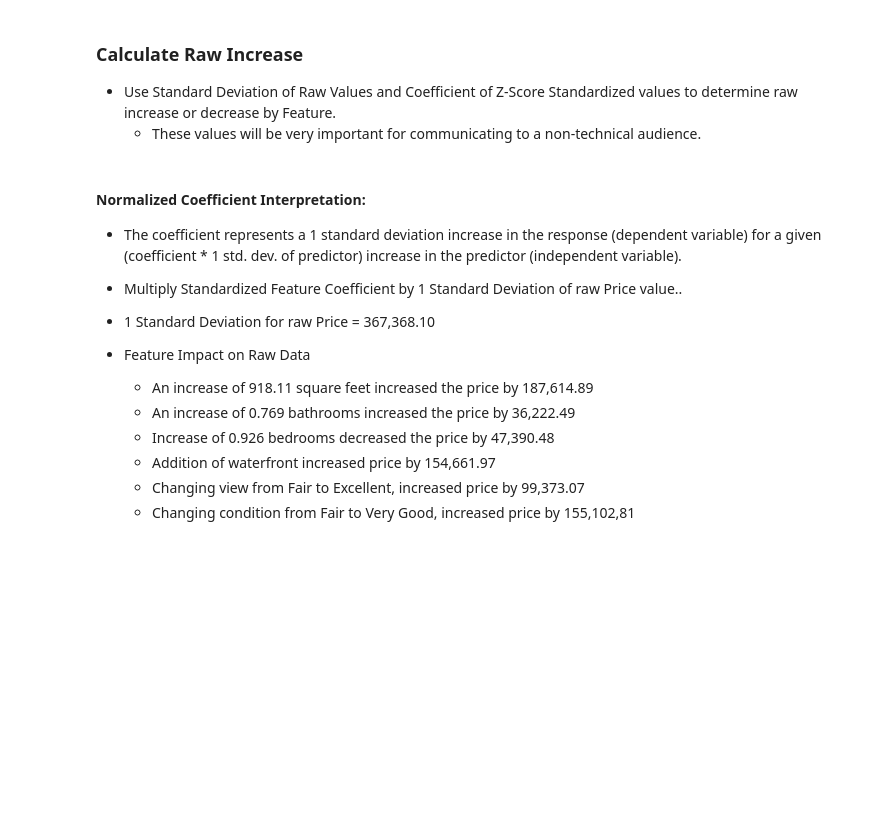
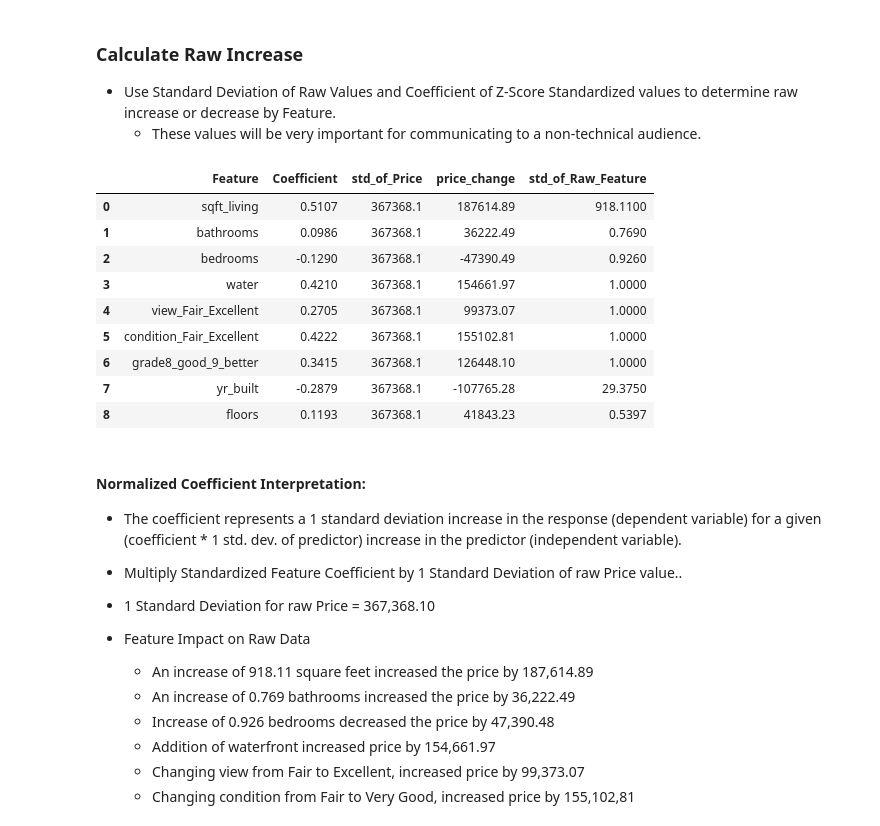
Before and after one commit to jpetoskey/Renovate_to_increase_SalePrice, a Jupyter notebook: Return on Renovation.ipynb, the cells around one changed output. Drawn from its saved outputs; the diff is of its cells as text; code cells hidden in the pictures; blank space fills up the shorter version.

Commit message:
df final_interp printed

```diff
--- a/Return on Renovation.ipynb
+++ b/Return on Renovation.ipynb
@@ -2616,6 +2616,36 @@ fifth_model.describe()
 ### Calculate Raw Increase
 * Use Standard Deviation of Raw Values and Coefficient of Z-Score Standardized values to determine raw increase or decrease by Feature.
     * These values will be very important for communicating to a non-technical audience.
+# %%
+# initialize list of lists
+data_coeff = [['sqft_living', 0.5107, 367368.1, 187614.89, 918.11],
+              ['bathrooms', 0.0986, 367368.1, 36222.49, 0.769],
+              ['bedrooms', -0.129, 367368.1, -47390.49, 0.926],
+              ['water',0.4210, 367368.1, 154661.97, 1],
+              ['view_Fair_Excellent',0.2705, 367368.1, 99373.07, 1],
+              ['condition_Fair_Excellent', 0.4222, 367368.1, 155102.81, 1],
+              ['grade8_good_9_better', 0.3415, 367368.1, 126448.10, 1],
+              ['yr_built', -0.2879, 367368.1, -107765.28, 29.375],
+              ['floors', 0.1193, 367368.1, 41843.23, .5397]]
+
+# create pandas data frame
+final_interp = pd.DataFrame(data_coeff, columns = ['Feature',
+                                                   'Coefficient',
+                                                   'std_of_Price',
+                                                   'price_change',
+                                                   'std_of_Raw_Feature'])
+final_interp
+# %% [output]
+|  | Feature | Coefficient | std_of_Price | price_change | std_of_Raw_Feature |
+| 0 | sqft_living | 0.5107 | 367368.1 | 187614.89 | 918.1100 |
+| 1 | bathrooms | 0.0986 | 367368.1 | 36222.49 | 0.7690 |
+| 2 | bedrooms | -0.1290 | 367368.1 | -47390.49 | 0.9260 |
+| 3 | water | 0.4210 | 367368.1 | 154661.97 | 1.0000 |
+| 4 | view_Fair_Excellent | 0.2705 | 367368.1 | 99373.07 | 1.0000 |
+| 5 | condition_Fair_Excellent | 0.4222 | 367368.1 | 155102.81 | 1.0000 |
+| 6 | grade8_good_9_better | 0.3415 | 367368.1 | 126448.10 | 1.0000 |
+| 7 | yr_built | -0.2879 | 367368.1 | -107765.28 | 29.3750 |
+| 8 | floors | 0.1193 | 367368.1 | 41843.23 | 0.5397 |
 # %% [markdown]
 #### Normalized Coefficient Interpretation:
 * The coefficient represents a 1 standard deviation increase in the response (dependent variable) for a given (coefficient * 1 std. dev. of predictor) increase in the predictor (independent variable).
```
Also changed, not shown: parts of 1 cell of this notebook.
